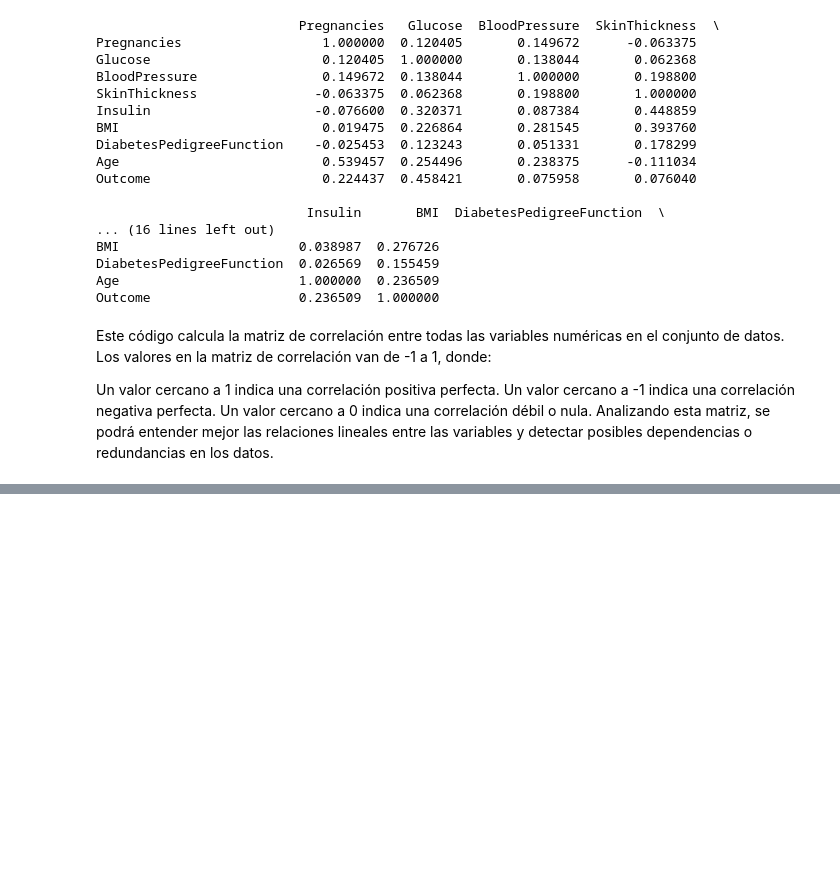
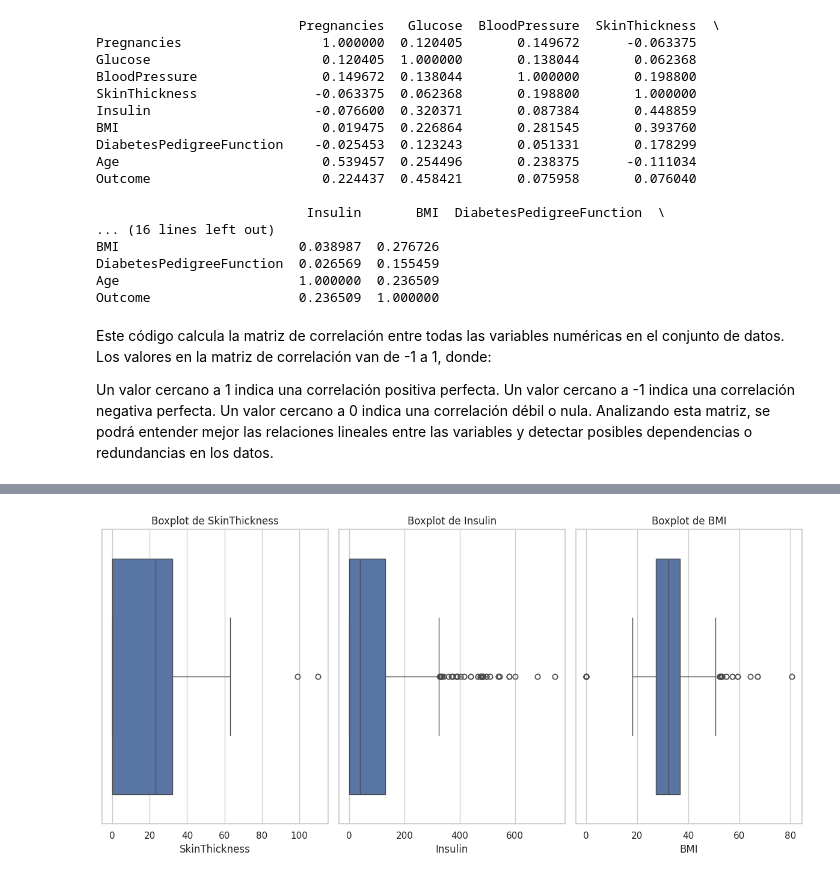
Before and after one commit to paulotolosa/prueba_II_coderhouse, a Jupyter notebook: Proyecto_ParteII_Tolosa.ipynb, the cells around one changed output, grey strips where cells are left out. Cells and saved outputs as stored; diff of their text form; code cells hidden in the pictures; blank space fills up the shorter version.

```diff
--- a/Proyecto_ParteII_Tolosa.ipynb
+++ b/Proyecto_ParteII_Tolosa.ipynb
@@ -165,0 +232,14 @@ Analizando esta matriz, se podrá entender mejor las relaciones lineales entre l
+# %%
+# Variables de interés
+variables = ['SkinThickness', 'Insulin', 'BMI']
+
+# Visualización de boxplots para las variables seleccionadas
+plt.figure(figsize=(12, 6))
+for i, var in enumerate(variables, 1):
+    plt.subplot(1, 3, i)
+    sns.boxplot(x=df[var])
+    plt.title(f'Boxplot de {var}')
+plt.tight_layout()
+plt.show()
+# %% [output]
+[figure, added]
```
Also changed, not shown: parts of 10 cells of this notebook.
